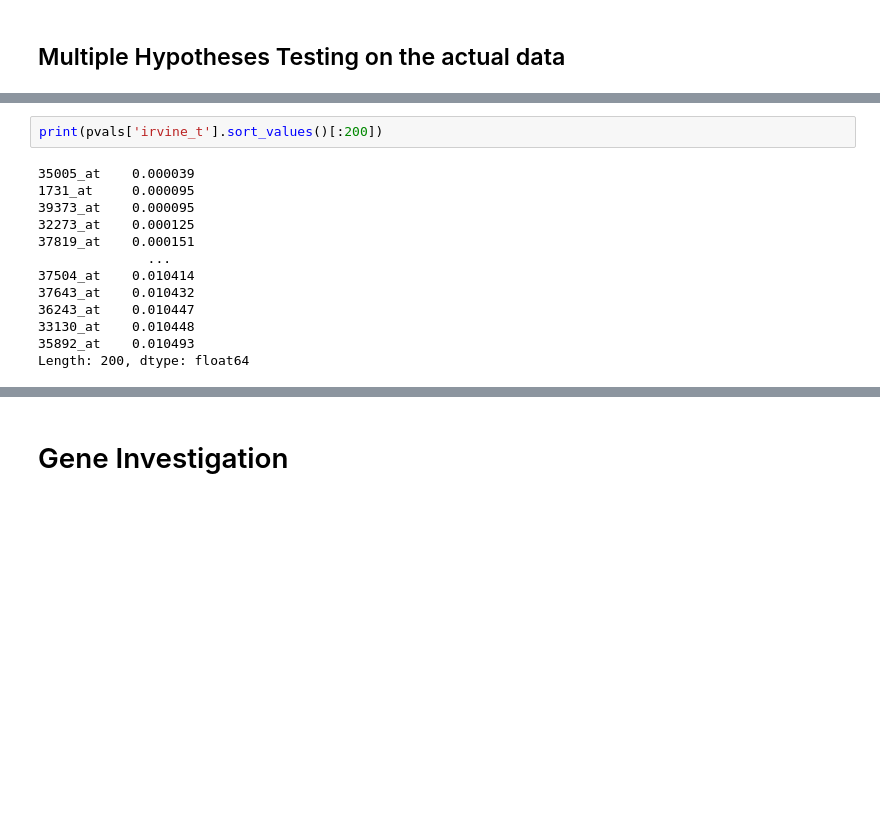
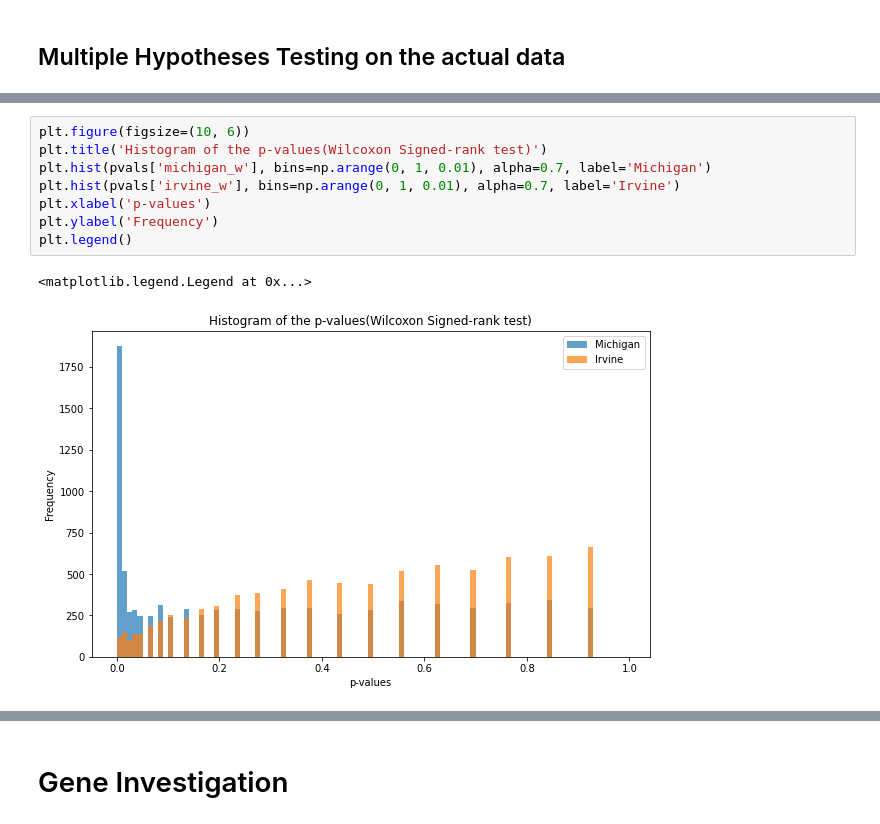
Before and after one commit to unique-subedi/604-gene-expression, a Jupyter notebook: Ahn_gene_expression_master.ipynb, the cells around one changed output, grey strips where cells are left out. Cells and saved outputs as stored; diff of their text form; blank space fills up the shorter version.

```diff
--- a/Ahn_gene_expression_master.ipynb
+++ b/Ahn_gene_expression_master.ipynb
@@ -232,15 +264,11 @@ rejected H0(BH):0
-# %%
-print(pvals['irvine_t'].sort_values()[:200])
-# %% [output]
-35005_at    0.000039
-1731_at     0.000095
-39373_at    0.000095
-32273_at    0.000125
-37819_at    0.000151
-              ...
-37504_at    0.010414
-37643_at    0.010432
-36243_at    0.010447
-33130_at    0.010448
-35892_at    0.010493
-Length: 200, dtype: float64
+# %%
+plt.figure(figsize=(10, 6))
+plt.title('Histogram of the p-values(Wilcoxon Signed-rank test)')
+plt.hist(pvals['michigan_w'], bins=np.arange(0, 1, 0.01), alpha=0.7, label='Michigan')
+plt.hist(pvals['irvine_w'], bins=np.arange(0, 1, 0.01), alpha=0.7, label='Irvine')
+plt.xlabel('p-values')
+plt.ylabel('Frequency')
+plt.legend()
+# %% [output]
+<matplotlib.legend.Legend at 0x...>
+[figure, added]
```
Also changed, not shown: parts of 21 cells of this notebook.
